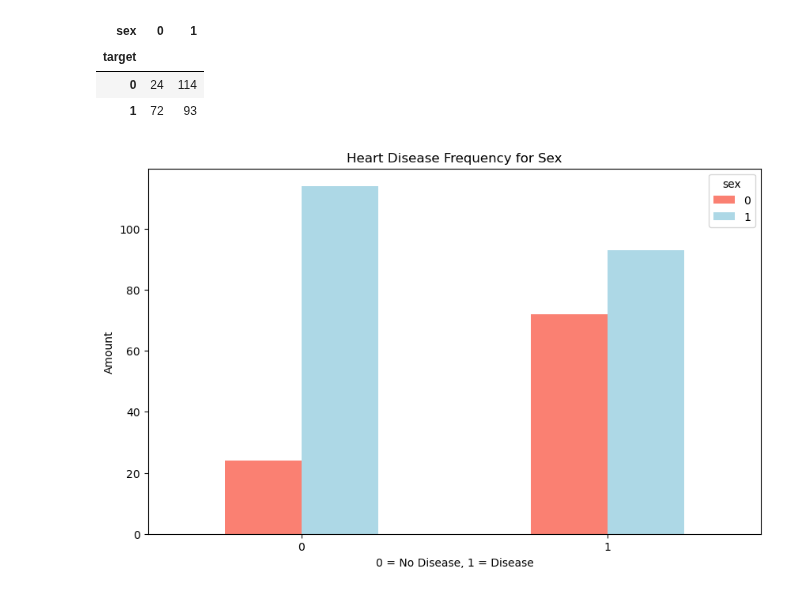
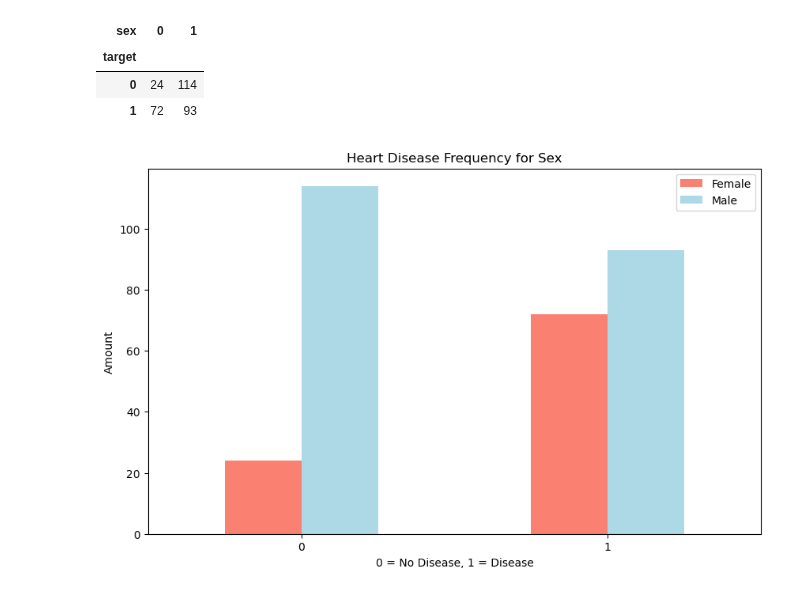
Before and after one commit to judgemongcal/ztm-machine-learning-course, a Jupyter notebook: heart-disease-project/heart-disease-classification-model.ipynb, the cells around one changed output. Saved outputs shown, nothing was run; the diff lists cells and outputs as text; code cells hidden in the pictures.

```diff
--- a/heart-disease-project/heart-disease-classification-model.ipynb
+++ b/heart-disease-project/heart-disease-classification-model.ipynb
@@ -208,10 +208,11 @@ pd.crosstab(df.target, df.sex)
 # %%
 # Create a plot of crosstab
 pd.crosstab(df.target, df.sex).plot(kind="bar", figsize=(10,6), color=["salmon", "lightblue"])
 
 plt.title("Heart Disease Frequency for Sex");
 plt.xlabel("0 = No Disease, 1 = Disease");
 plt.ylabel("Amount");
+plt.legend(["Female", "Male"])
 plt.xticks(rotation=0);
 # %% [output]
-[figure, old version]
+[figure, new version]
```
Also changed, not shown: parts of 9 cells of this notebook.
